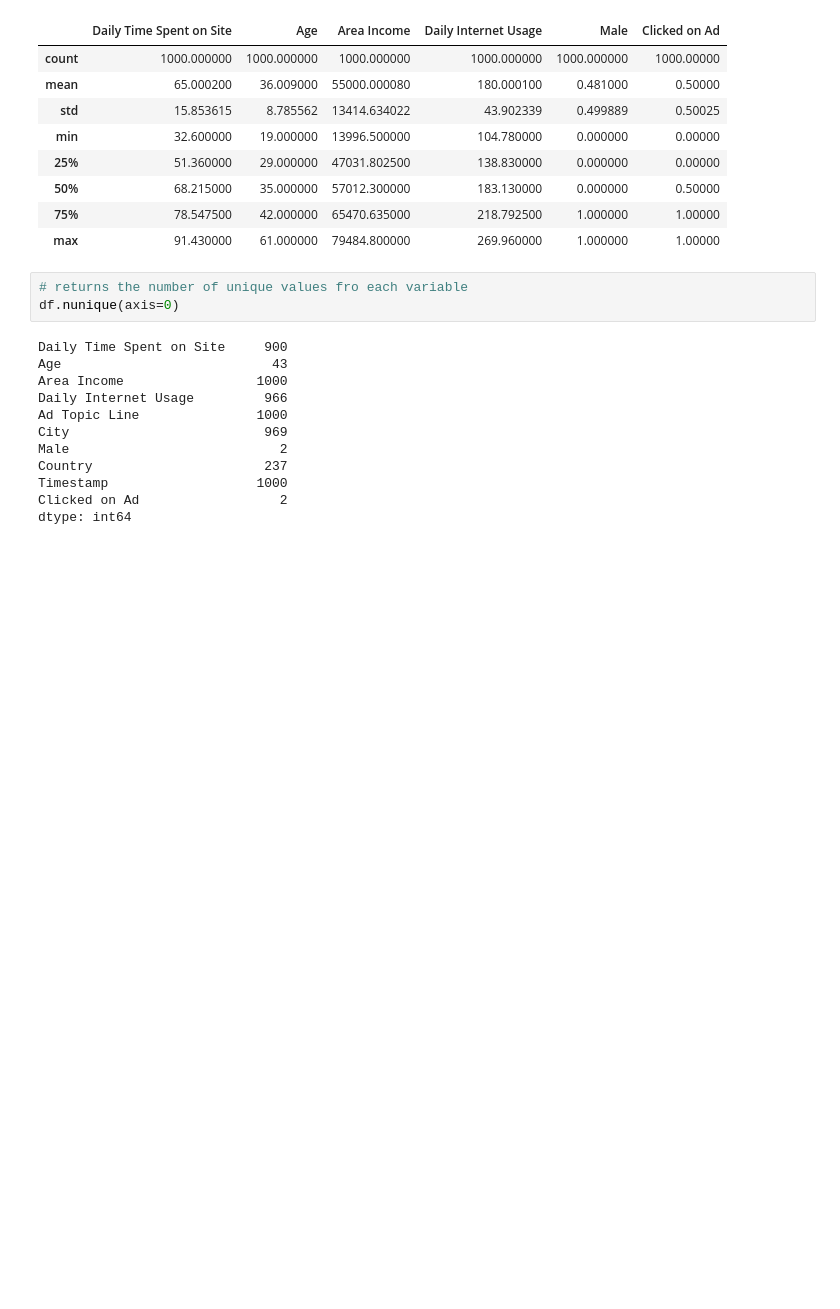
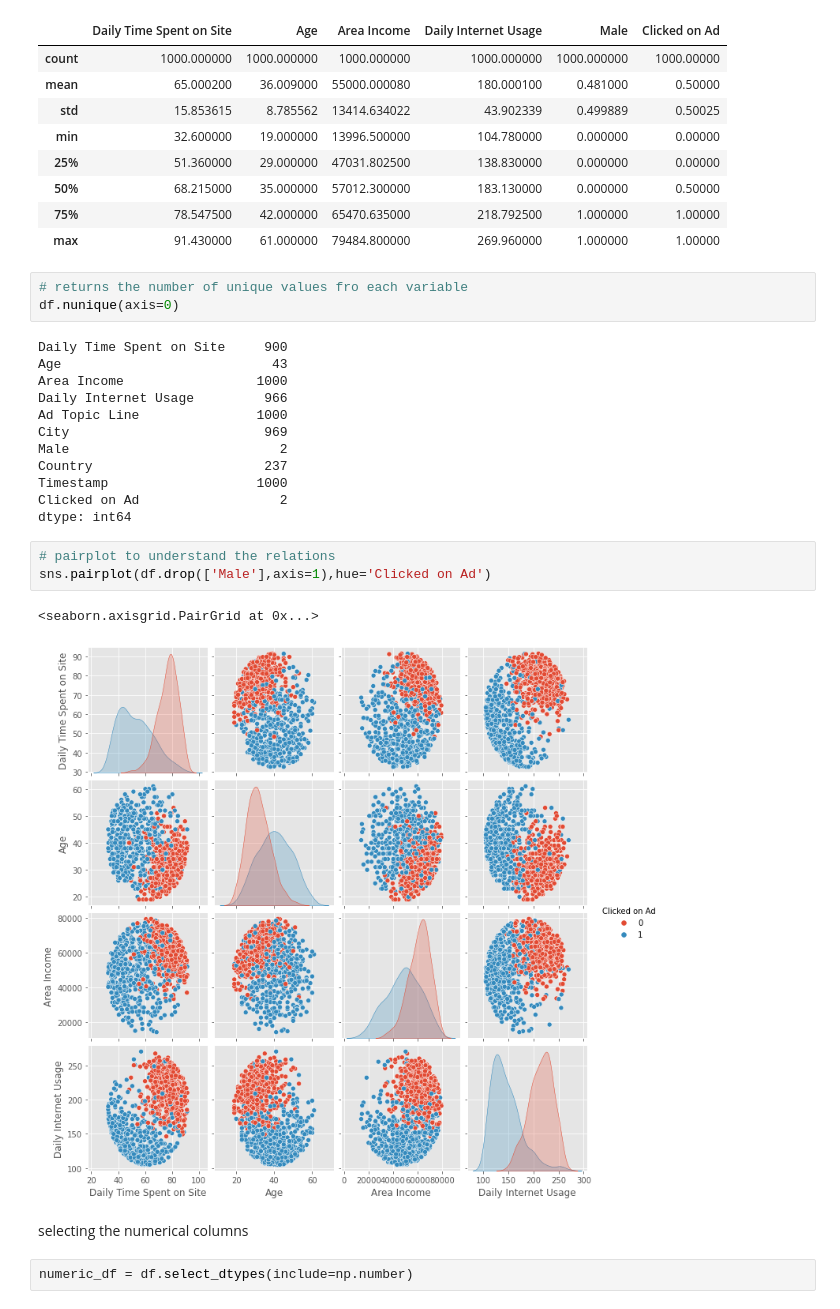
Before and after one commit to Wisal-Mukhtiar/Predicting-User-Adclick-using-LogisticRegression, a Jupyter notebook: notebook.ipynb, the cells around one changed output. Drawn from its saved outputs; the diff is of its cells as text; blank space fills up the shorter version.

```diff
--- a/notebook.ipynb
+++ b/notebook.ipynb
@@ -103,3 +103,13 @@ Country                      237
 Timestamp                   1000
 Clicked on Ad                  2
 dtype: int64
+# %%
+# pairplot to understand the relations
+sns.pairplot(df.drop(['Male'],axis=1),hue='Clicked on Ad')
+# %% [output]
+<seaborn.axisgrid.PairGrid at 0x...>
+[figure, added]
+# %% [markdown]
+selecting the numerical columns
+# %%
+numeric_df = df.select_dtypes(include=np.number)
```
Also changed, not shown: parts of 1 cell of this notebook.
